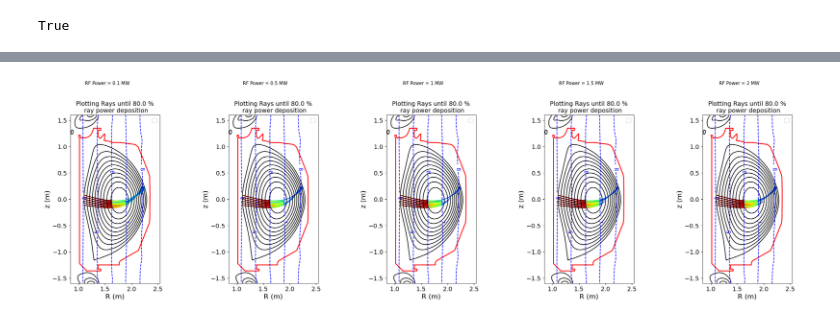
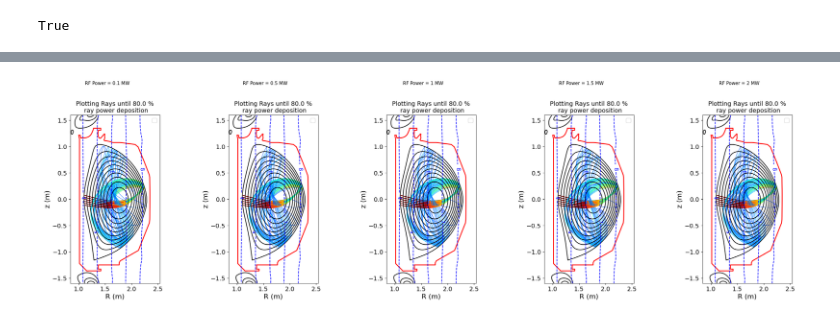
Before and after one commit to vandelij/genray_cql3d_plots, a Jupyter notebook: shots/174658/scan_beam_and_RF/beam_2_5_scan/rfpwrscan_notebook.ipynb, the cells around one changed output, grey strips where cells are left out. Saved outputs shown, nothing was run; the diff lists cells and outputs as text; code cells hidden in the pictures.

```diff
--- a/shots/174658/scan_beam_and_RF/beam_2_5_scan/rfpwrscan_notebook.ipynb
+++ b/shots/174658/scan_beam_and_RF/beam_2_5_scan/rfpwrscan_notebook.ipynb
@@ -424,31 +424,31 @@ print(total_RF_power_both[-1])
 # %%
 %matplotlib inline
 plt.rc('figure', labelsize=52)
 fig, (ax1, ax2, ax3, ax4, ax5) = plt.subplots(1, 5)
 import matplotlib.pyplot as plt
 import matplotlib.image as mpimg
-ax1.imshow(mpimg.imread('rays_rfpwr_0_1.png'))
-ax2.imshow(mpimg.imread('rays_rfpwr_0_5.png'))
-ax3.imshow(mpimg.imread('rays_rfpwr_1.png'))
-ax4.imshow(mpimg.imread('rays_rfpwr_1_5.png'))
-ax5.imshow(mpimg.imread('rays_rfpwr_2.png'))
+ax1.imshow(mpimg.imread('rays_rfpwr0_1.png'))
+ax2.imshow(mpimg.imread('rays_rfpwr0_5.png'))
+ax3.imshow(mpimg.imread('rays_rfpwr1.png'))
+ax4.imshow(mpimg.imread('rays_rfpwr1_5.png'))
+ax5.imshow(mpimg.imread('rays_rfpwr2.png'))
 ax1.axis('off')
 ax2.axis('off')
 ax3.axis('off')
 ax4.axis('off')
 ax5.axis('off')
 
 ax1.set_title('RF Power = 0.1 MW')
 ax2.set_title('RF Power = 0.5 MW')
 ax3.set_title('RF Power = 1 MW')
 ax4.set_title('RF Power = 1.5 MW')
 ax5.set_title('RF Power = 2 MW')
 
 fig.set_size_inches(30, 30)
 
 plt.show()
 # %% [output]
-[figure, old version]
+[figure, new version]
 # %%
 # plot the energetic particles over rho to easily compare between cases.
 
```
Also changed, not shown: parts of 18 cells of this notebook, 2 other files.
